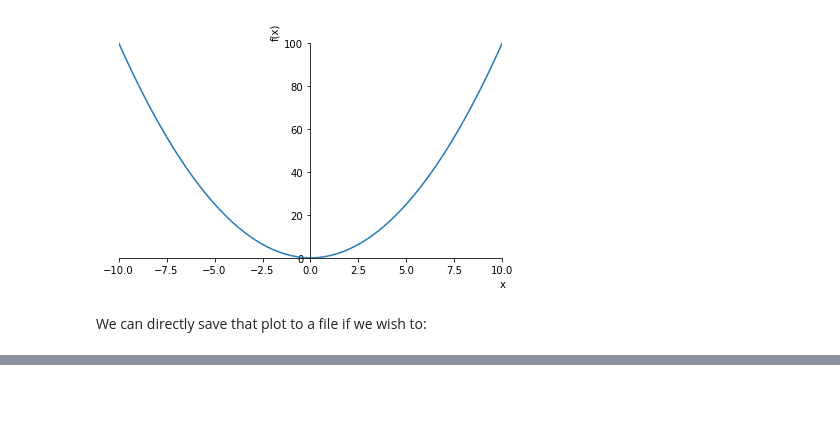
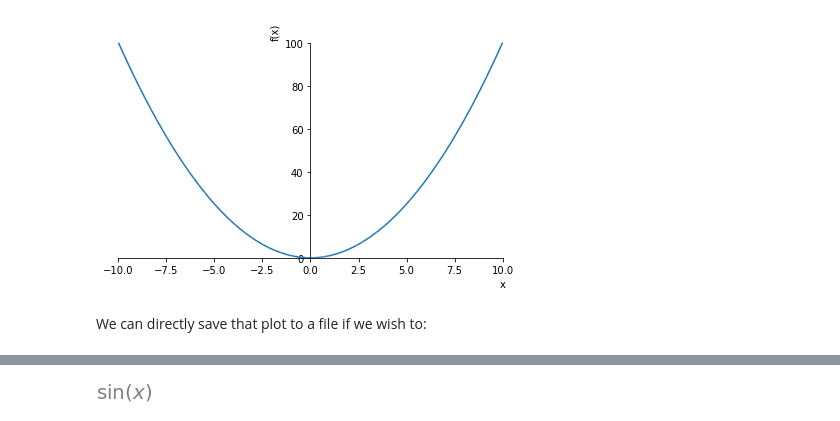
Before and after one commit to adilsazeez/PythonForFun, a Jupyter notebook: notebooks/02_Symbolic_Mathematics_in_Python.ipynb, the cells around one changed output, grey strips where cells are left out. Drawn from its saved outputs; the diff is of its cells as text; code cells hidden in the pictures; blank space fills up the shorter version.

```diff
--- a/notebooks/02_Symbolic_Mathematics_in_Python.ipynb
+++ b/notebooks/02_Symbolic_Mathematics_in_Python.ipynb
@@ -298,0 +326,7 @@ p.save("x_squared.pdf");
+# %%
+x=sym.symbols('x')
+expr=sym.sin(x)
+# %%
+expr
+# %% [output]
+[figure, added]
```
Also changed, not shown: parts of 19 cells of this notebook, 1 other file.
